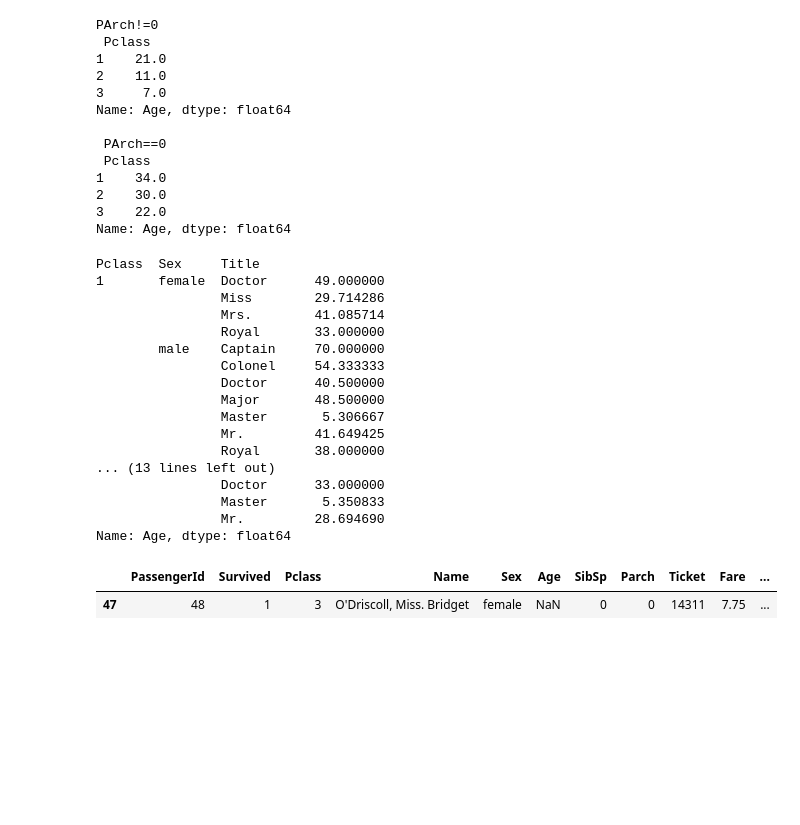
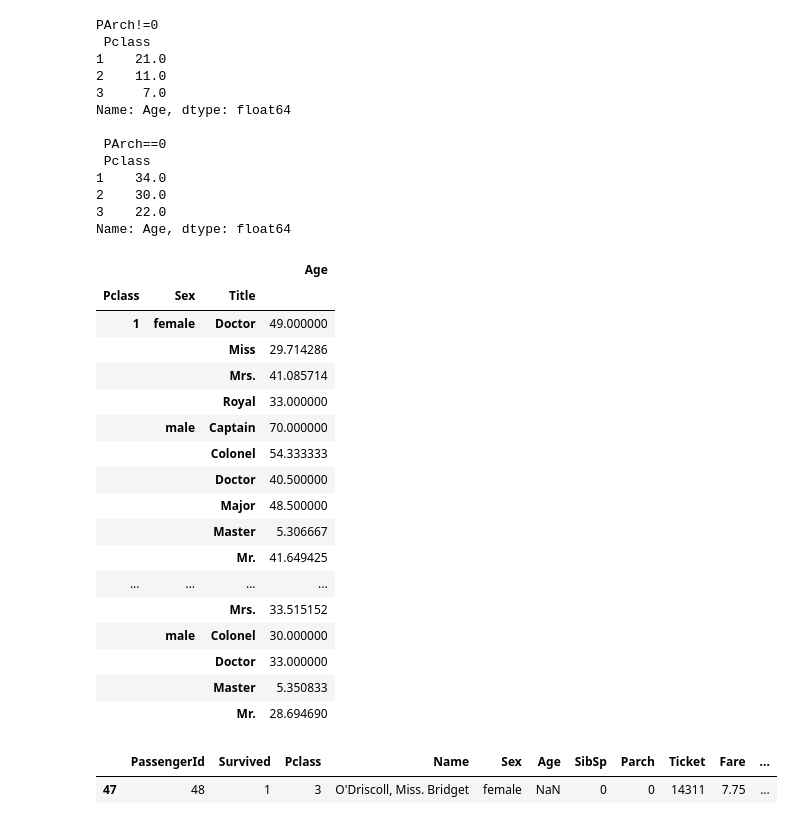
Before and after one commit to anuradhaboche/test, a Jupyter notebook: Titanic.ipynb, the cells around one changed output. Saved outputs shown, nothing was run; the diff lists cells and outputs as text; code cells hidden in the pictures; blank space fills up the shorter version.

```diff
--- a/Titanic.ipynb
+++ b/Titanic.ipynb
@@ -116,25 +190,26 @@ dataset.loc[ (dataset.Title=="Miss") & (dataset.Parch==0) & (dataset.Age.isna())
 dataset.loc[ (dataset.Title=="Miss") & (dataset.Parch==0) & (dataset.Age.isna())& (dataset.Pclass==2),'Age' ]=30
 dataset.loc[ (dataset.Title=="Miss") & (dataset.Parch==0) & (dataset.Age.isna())& (dataset.Pclass==3),'Age' ]=22
 # %%
-dataset.groupby(['Pclass','Sex','Title'])['Age'].mean()
+dataset.groupby(['Pclass','Sex','Title'])[['Age']].mean()
 # %% [output]
-Pclass  Sex     Title
-1       female  Doctor      49.000000
-                Miss        29.714286
-                Mrs.        41.085714
-                Royal       33.000000
-        male    Captain     70.000000
-                Colonel     54.333333
-                Doctor      40.500000
-                Major       48.500000
-                Master       5.306667
-                Mr.         41.649425
-                Royal       38.000000
-... (13 lines left out)
-                Doctor      33.000000
-                Master       5.350833
-                Mr.         28.694690
-Name: Age, dtype: float64
+|  |  |  | Age |
+| Pclass | Sex | Title |  |
+| 1 | female | Doctor | 49.000000 |
+|  |  | Miss | 29.714286 |
+|  |  | Mrs. | 41.085714 |
+|  |  | Royal | 33.000000 |
+|  | male | Captain | 70.000000 |
+|  |  | Colonel | 54.333333 |
+|  |  | Doctor | 40.500000 |
+|  |  | Major | 48.500000 |
+|  |  | Master | 5.306667 |
+|  |  | Mr. | 41.649425 |
+| ... | ... | ... | ... |
+|  |  | Mrs. | 33.515152 |
+|  | male | Colonel | 30.000000 |
+|  |  | Doctor | 33.000000 |
+|  |  | Master | 5.350833 |
+|  |  | Mr. | 28.694690 |
 # %%
 dataset.loc[(dataset.Age.isna() & (dataset.Title=='Doctor') & (dataset.Sex=='female') & (dataset.Pclass==1)), 'Age']=49
 dataset.loc[(dataset.Age.isna() & (dataset.Title=='Doctor') & (dataset.Sex=='male') & (dataset.Pclass==1)), 'Age']=40
```
Also changed, not shown: parts of 36 cells of this notebook.
